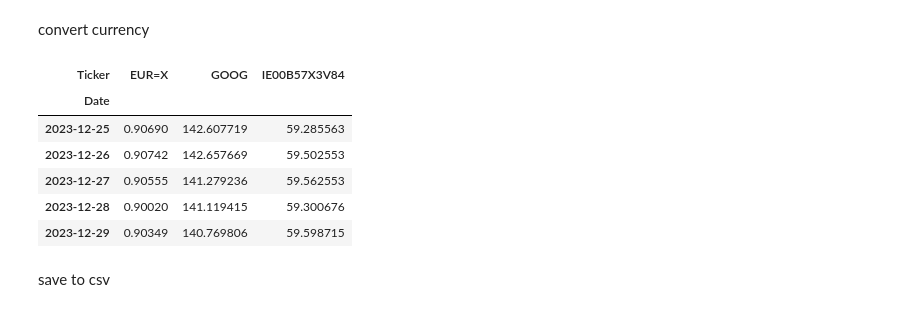
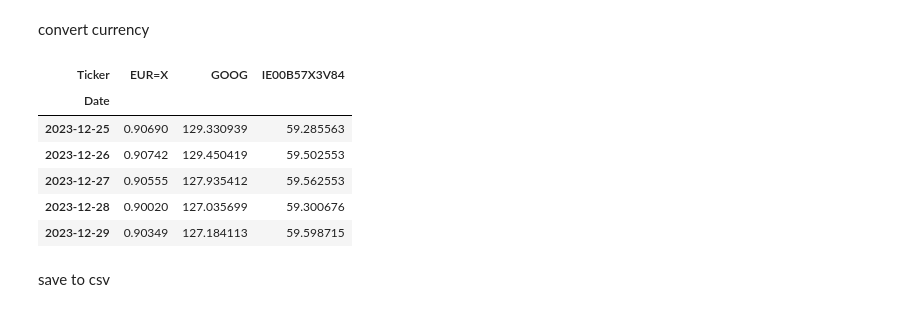
Before and after one commit to gerritnowald/budget_book, a Jupyter notebook: stocks/get_stock_data.ipynb, the cells around one changed output. Drawn from its saved outputs; the diff is of its cells as text; code cells hidden in the pictures.

```diff
--- a/stocks/get_stock_data.ipynb
+++ b/stocks/get_stock_data.ipynb
@@ -31,16 +31,17 @@ GOOG : USD
 convert currency
 # %%
 data["IE00B57X3V84"] = data['IE00B57X3V84'] * data['EUR=X']
+data["GOOG"]         = data['GOOG'] * data['EUR=X']
 
 data.tail()
 # %% [output]
 | Ticker | EUR=X | GOOG | IE00B57X3V84 |
 | Date |  |  |  |
-| 2023-12-25 | 0.90690 | 142.607719 | 59.285563 |
-| 2023-12-26 | 0.90742 | 142.657669 | 59.502553 |
-| 2023-12-27 | 0.90555 | 141.279236 | 59.562553 |
-| 2023-12-28 | 0.90020 | 141.119415 | 59.300676 |
-| 2023-12-29 | 0.90349 | 140.769806 | 59.598715 |
+| 2023-12-25 | 0.90690 | 129.330939 | 59.285563 |
+| 2023-12-26 | 0.90742 | 129.450419 | 59.502553 |
+| 2023-12-27 | 0.90555 | 127.935412 | 59.562553 |
+| 2023-12-28 | 0.90020 | 127.035699 | 59.300676 |
+| 2023-12-29 | 0.90349 | 127.184113 | 59.598715 |
 # %% [markdown]
 save to csv
 # %%
```
Also changed, not shown: parts of 1 cell of this notebook, 1 other file.
